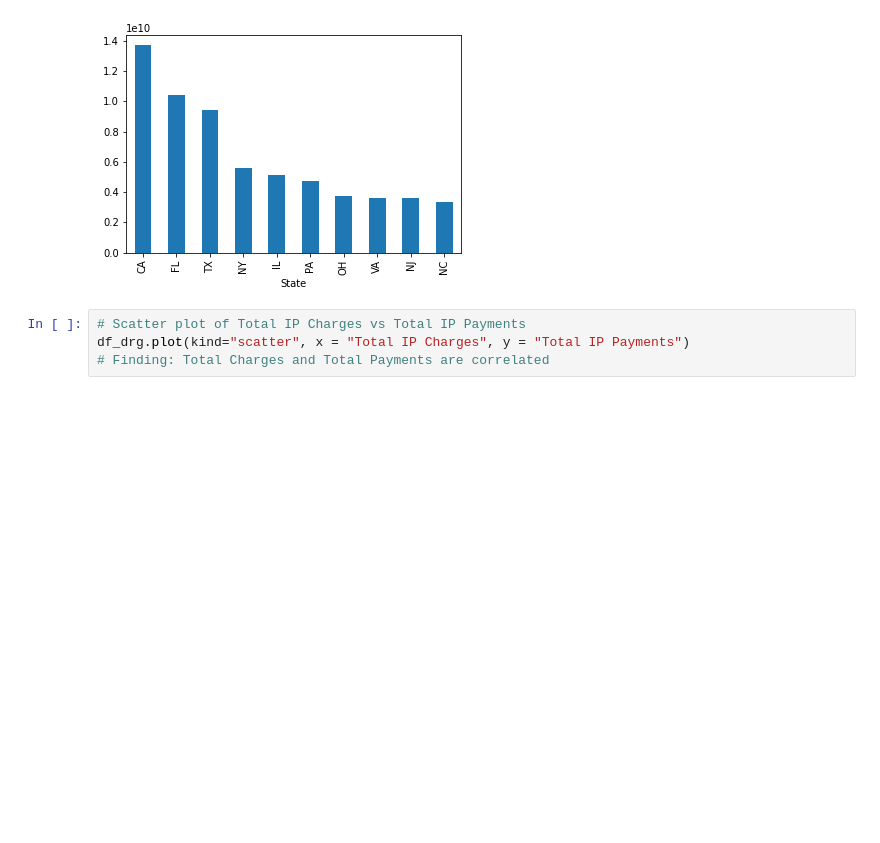
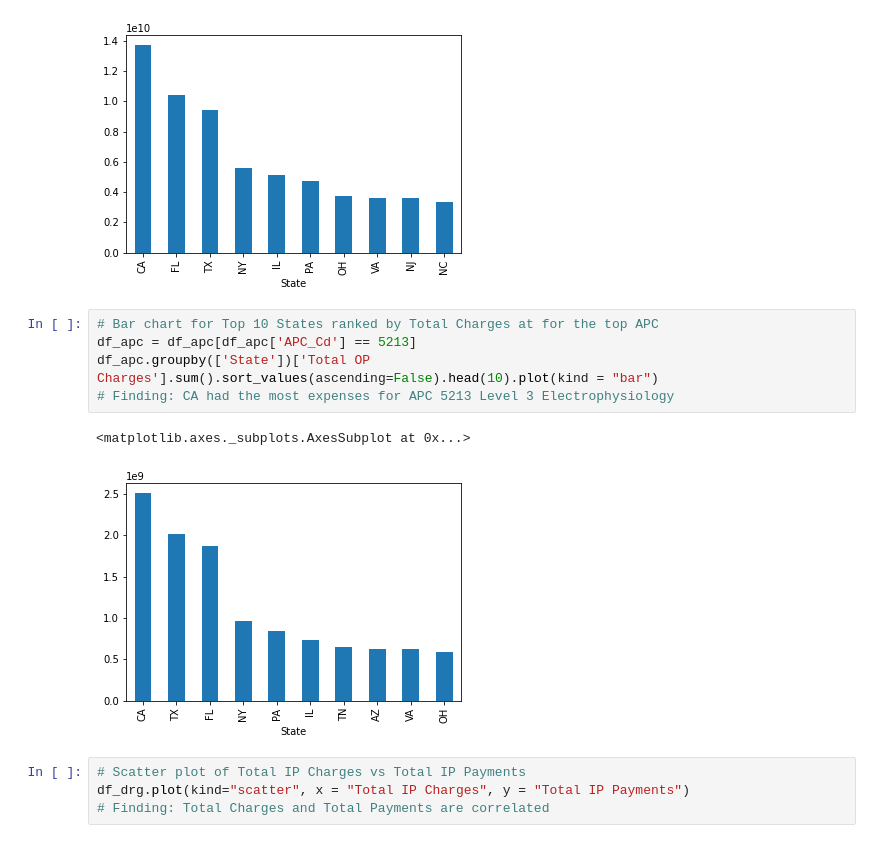
Before and after one commit to tuccib/CUNY-LAG, a Jupyter notebook: 210801_Project_4_1.ipynb, the cells around one changed output. Saved outputs shown, nothing was run; the diff lists cells and outputs as text; blank space fills up the shorter version.

```diff
--- a/210801_Project_4_1.ipynb
+++ b/210801_Project_4_1.ipynb
@@ -473,6 +517,14 @@ df_drg.groupby(['State'])['Total IP Charges'].sum().sort_values(ascending=False)
 # %% [output]
 <matplotlib.axes._subplots.AxesSubplot at 0x...>
 [figure]
+# %%
+# Bar chart for Top 10 States ranked by Total Charges at for the top APC
+df_apc = df_apc[df_apc['APC_Cd'] == 5213]
+df_apc.groupby(['State'])['Total OP Charges'].sum().sort_values(ascending=False).head(10).plot(kind = "bar")
+# Finding: CA had the most expenses for APC 5213 Level 3 Electrophysiology
+# %% [output]
+<matplotlib.axes._subplots.AxesSubplot at 0x...>
+[figure, added]
 # %%
 # Scatter plot of Total IP Charges vs Total IP Payments
 df_drg.plot(kind="scatter", x = "Total IP Charges", y = "Total IP Payments")
```
Also changed, not shown: parts of 4 cells of this notebook.
